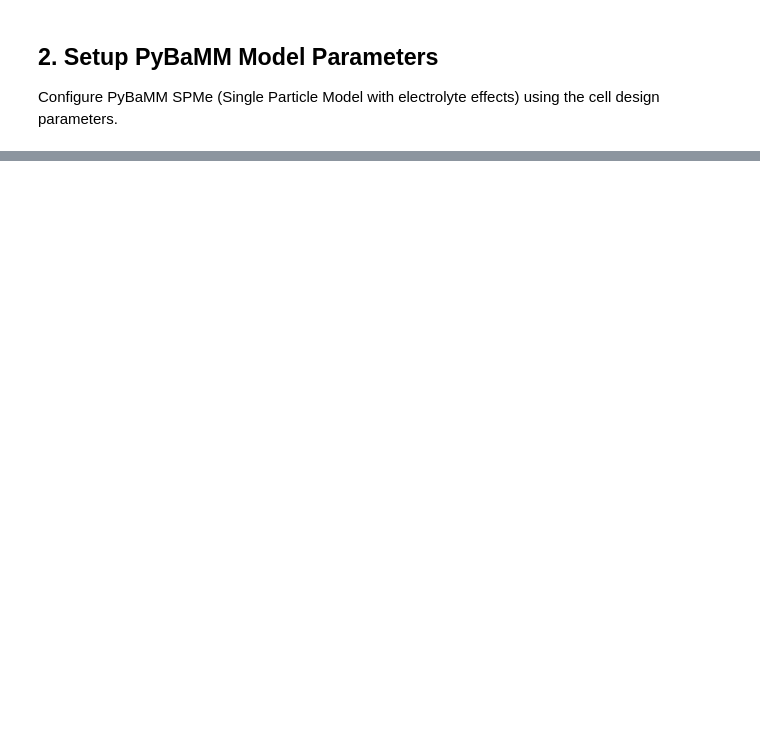
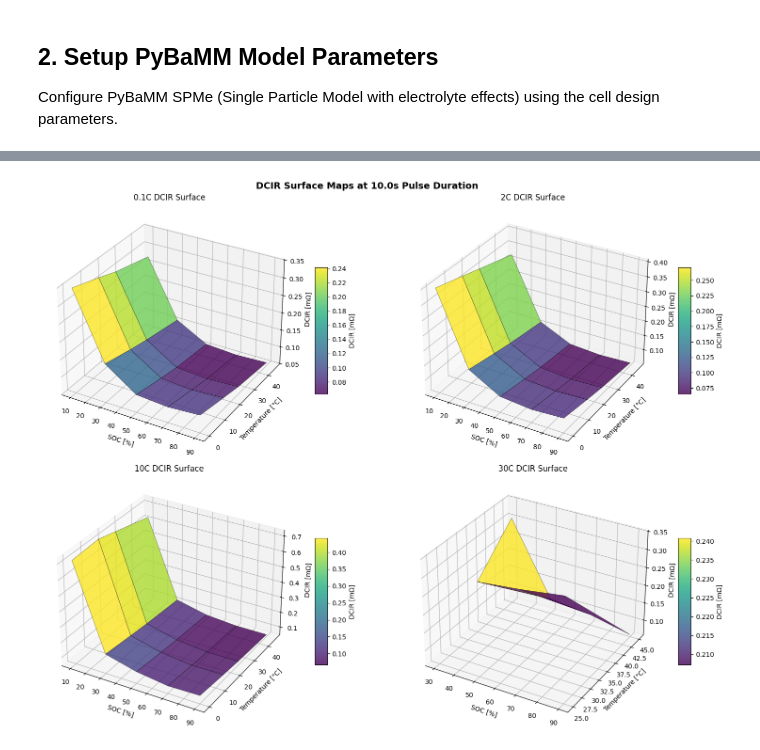
Before and after one commit to arismachina/demo-model-library, a Jupyter notebook: notebooks/simulate_dcir.ipynb, the cells around one changed output, grey strips where cells are left out. Drawn from its saved outputs; the diff is of its cells as text; code cells hidden in the pictures; blank space fills up the shorter version.

```diff
--- a/notebooks/simulate_dcir.ipynb
+++ b/notebooks/simulate_dcir.ipynb
@@ -134,0 +314,52 @@ else:
+# %%
+# Create DCIR surface plots
+from mpl_toolkits.mplot3d import Axes3D
+from matplotlib import cm
+
+fig = plt.figure(figsize=(16, 12))
+
+# Plot 1: 3D Surface - DCIR vs SOC vs Temperature (for each C-rate)
+for idx, c_rate in enumerate(c_rates):
+    ax = fig.add_subplot(2, 2, idx + 1, projection='3d')
+
+    # Filter data for this C-rate
+    c_rate_data = dcir_surface_df[dcir_surface_df['c_rate'] == c_rate].copy()
+    c_rate_data = c_rate_data.dropna(subset=['dcir_mohm'])
+
+    if len(c_rate_data) > 0:
+        # Create meshgrid for surface
+        soc_unique = np.sort(c_rate_data['soc_pct'].unique())
+        temp_unique = np.sort(c_rate_data['temperature_C'].unique())
+
+        # Pivot to create 2D grid
+        pivot = c_rate_data.pivot_table(
+            values='dcir_mohm',
+            index='temperature_C',
+            columns='soc_pct',
+            aggfunc='first'
+        )
+
+        SOC, TEMP = np.meshgrid(pivot.columns.values, pivot.index.values)
+        DCIR = pivot.values
+
+        # Plot surface
+        surf = ax.plot_surface(SOC, TEMP, DCIR, cmap=cm.viridis,
+                               edgecolor='k', linewidth=0.3, alpha=0.8)
+
+        ax.set_xlabel('SOC [%]')
+        ax.set_ylabel('Temperature [°C]')
+        ax.set_zlabel('DCIR [mΩ]')
+        ax.set_title(f'{c_rate}C DCIR Surface')
+
+        # Add colorbar
+        fig.colorbar(surf, ax=ax, shrink=0.5, aspect=10, label='DCIR [mΩ]')
+    else:
+        ax.text(0.5, 0.5, 0.5, f'No data for {c_rate}C',
+                ha='center', va='center', transform=ax.transAxes)
+        ax.set_title(f'{c_rate}C DCIR Surface (No Data)')
+
+plt.suptitle(f'DCIR Surface Maps at {dcir_time_point}s Pulse Duration', fontsize=14, fontweight='bold')
+plt.tight_layout()
+plt.show()
+# %% [output]
+[figure, added]
```
Also changed, not shown: parts of 14 cells of this notebook, 36 other files.
